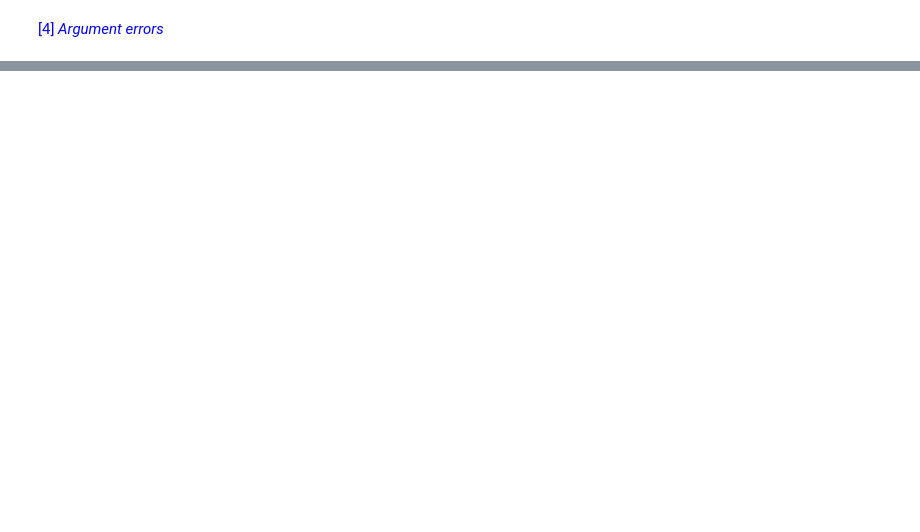
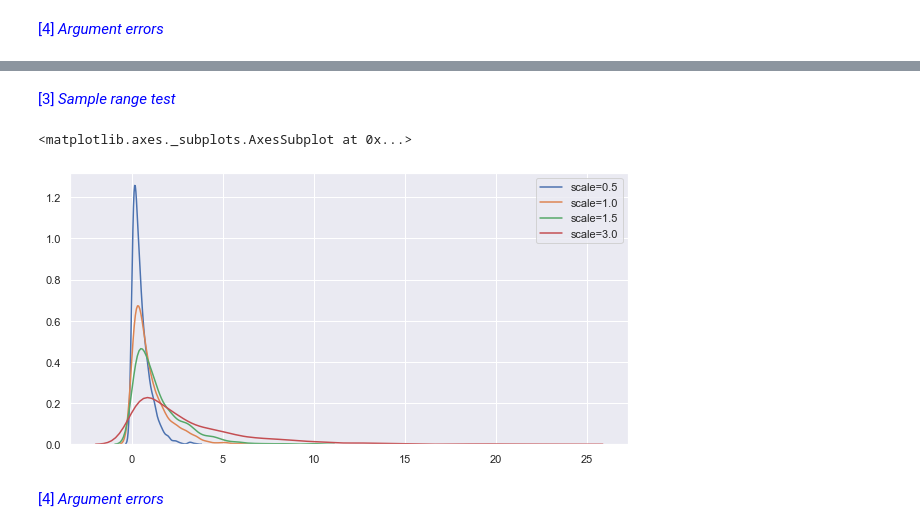
Before and after one commit to markcot/ProgrammingFDA-Assignment, a Jupyter notebook: numpy-random-review.ipynb, the cells around one changed output, grey strips where cells are left out. Drawn from its saved outputs; the diff is of its cells as text; code cells hidden in the pictures; blank space fills up the shorter version.

Commit message:
exponential() section added

```diff
--- a/numpy-random-review.ipynb
+++ b/numpy-random-review.ipynb
@@ -1181,0 +1272,21 @@ sns.distplot(test_E, hist=False, rug=True, label="n=100, p=0.90")
+# %% [markdown]
+<font color='blue'>[3] _Sample range test_ </font>
+# %%
+# Create a number of test 1-d arrarys with 1,000 values
+# Values adapted from https://en.wikipedia.org/wiki/Exponential_distribution
+test_A = np.random.exponential(scale=0.5, size=1000)
+test_B = np.random.exponential(scale=1.0, size=1000)
+test_C = np.random.exponential(scale=1.5, size=1000)
+test_D = np.random.exponential(scale=3.0, size=1000)
+
+# Overlay plot distribution of values in 4 tests
+# Code adatped from https://seaborn.pydata.org/tutorial/distributions.html#distribution-tutorial
+sns.kdeplot(test_A, label="scale=0.5")
+sns.kdeplot(test_B, label="scale=1.0")
+sns.kdeplot(test_C, label="scale=1.5")
+sns.kdeplot(test_D, label="scale=3.0")
+# %% [output]
+<matplotlib.axes._subplots.AxesSubplot at 0x...>
+[figure, added]
+# %% [markdown]
+<font color='blue'>[4] _Argument errors_ </font>
```
Also changed, not shown: parts of 37 cells of this notebook.
